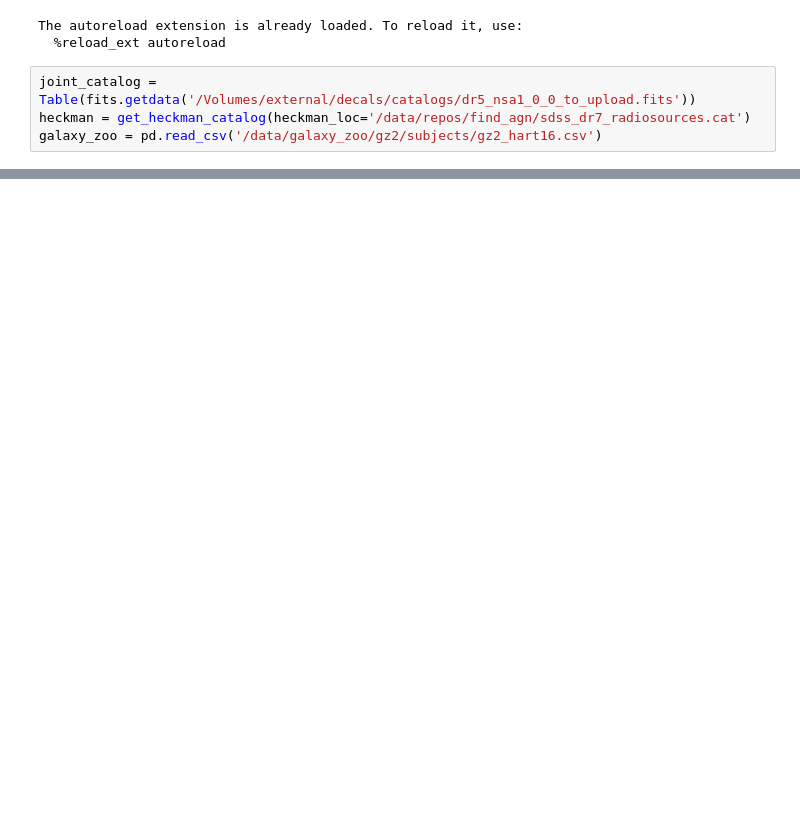
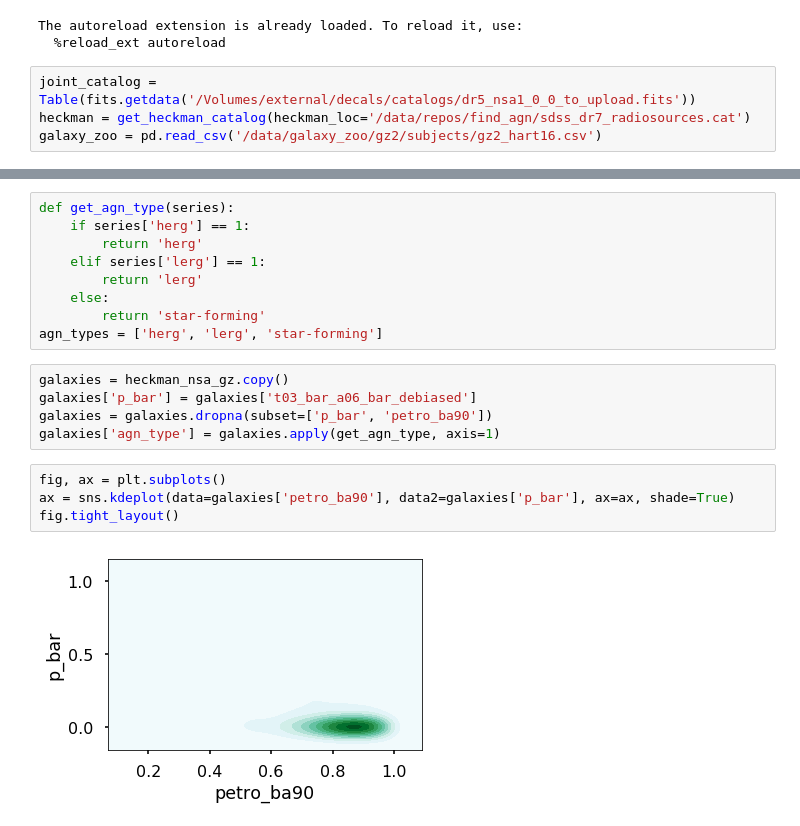
Before and after one commit to mwalmsley/find_agn, a Jupyter notebook: AGN v Bar MVP.ipynb, the cells around one changed output, grey strips where cells are left out. Drawn from its saved outputs; the diff is of its cells as text; blank space fills up the shorter version.

```diff
--- a/AGN v Bar MVP.ipynb
+++ b/AGN v Bar MVP.ipynb
@@ -73,0 +246,20 @@ Name: 0, Length: 249, dtype: object
+# %%
+def get_agn_type(series):
+    if series['herg'] == 1:
+        return 'herg'
+    elif series['lerg'] == 1:
+        return 'lerg'
+    else:
+        return 'star-forming'
+agn_types = ['herg', 'lerg', 'star-forming']
+# %%
+galaxies = heckman_nsa_gz.copy()
+galaxies['p_bar'] = galaxies['t03_bar_a06_bar_debiased']
+galaxies = galaxies.dropna(subset=['p_bar', 'petro_ba90'])
+galaxies['agn_type'] = galaxies.apply(get_agn_type, axis=1)
+# %%
+fig, ax = plt.subplots()
+ax = sns.kdeplot(data=galaxies['petro_ba90'], data2=galaxies['p_bar'], ax=ax, shade=True)
+fig.tight_layout()
+# %% [output]
+[figure, added]
```
Also changed, not shown: parts of 29 cells of this notebook, 2 other files.
